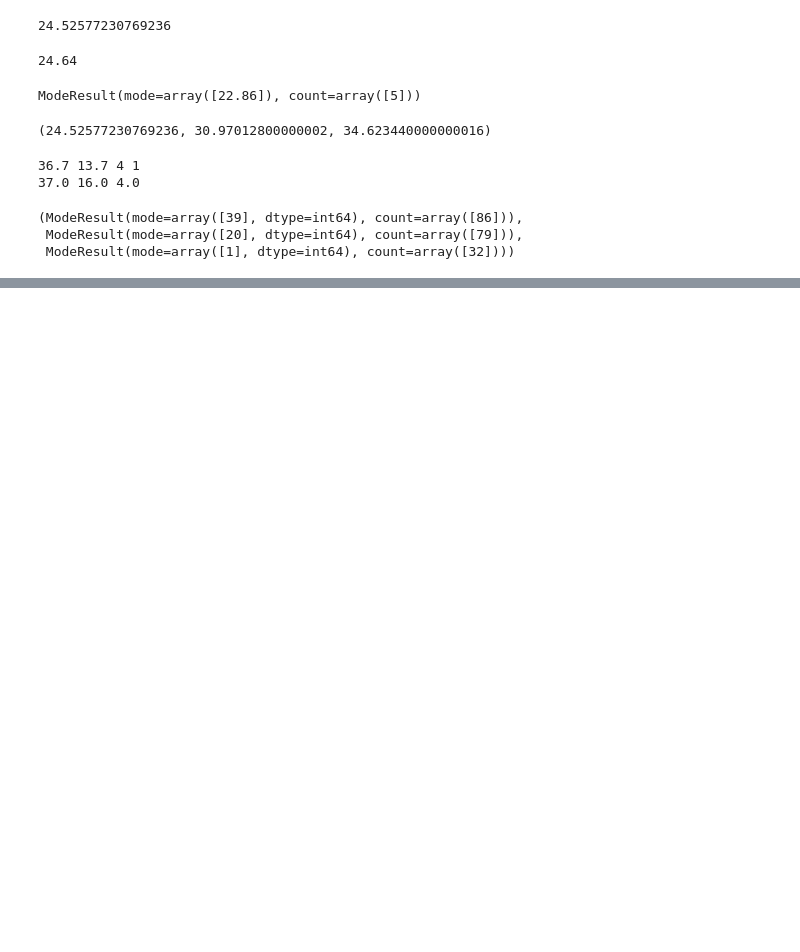
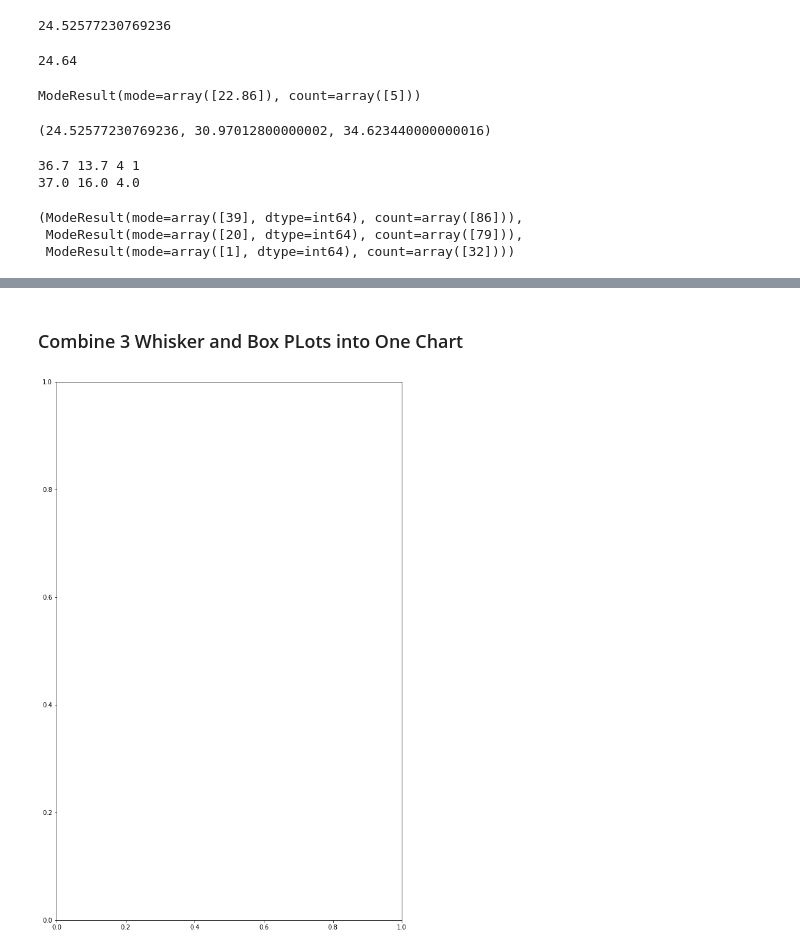
Before and after one commit to juliomeza/PyBer_Analysis, a Jupyter notebook: PyBer.ipynb, the cells around one changed output, grey strips where cells are left out. Cells and saved outputs as stored; diff of their text form; code cells hidden in the pictures; blank space fills up the shorter version.

```diff
--- a/PyBer.ipynb
+++ b/PyBer.ipynb
@@ -365,0 +437,8 @@ sts.mode(urban_drivers), sts.mode(suburban_drivers), sts.mode(rural_drivers)
+# %% [markdown]
+### Combine 3 Whisker and Box PLots into One Chart
+# %%
+fig, ax = plt.subplots(figsize=(10, 16))
+x_labels=['Urban', 'Suburban', 'Rural']
+ride_count_data = [urban_ride_count, suburban_ride_count, rural_ride_count]
+# %% [output]
+[figure, added]
```
Also changed, not shown: parts of 7 cells of this notebook.
